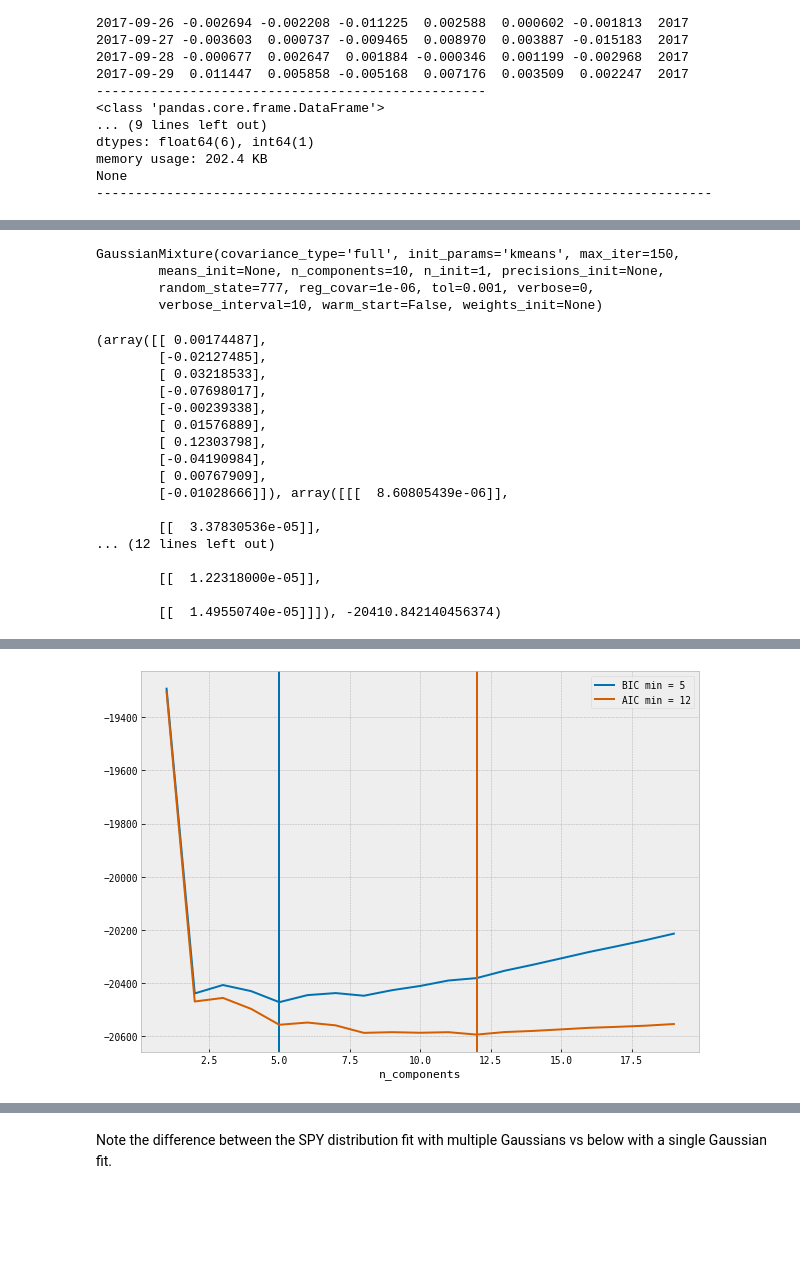
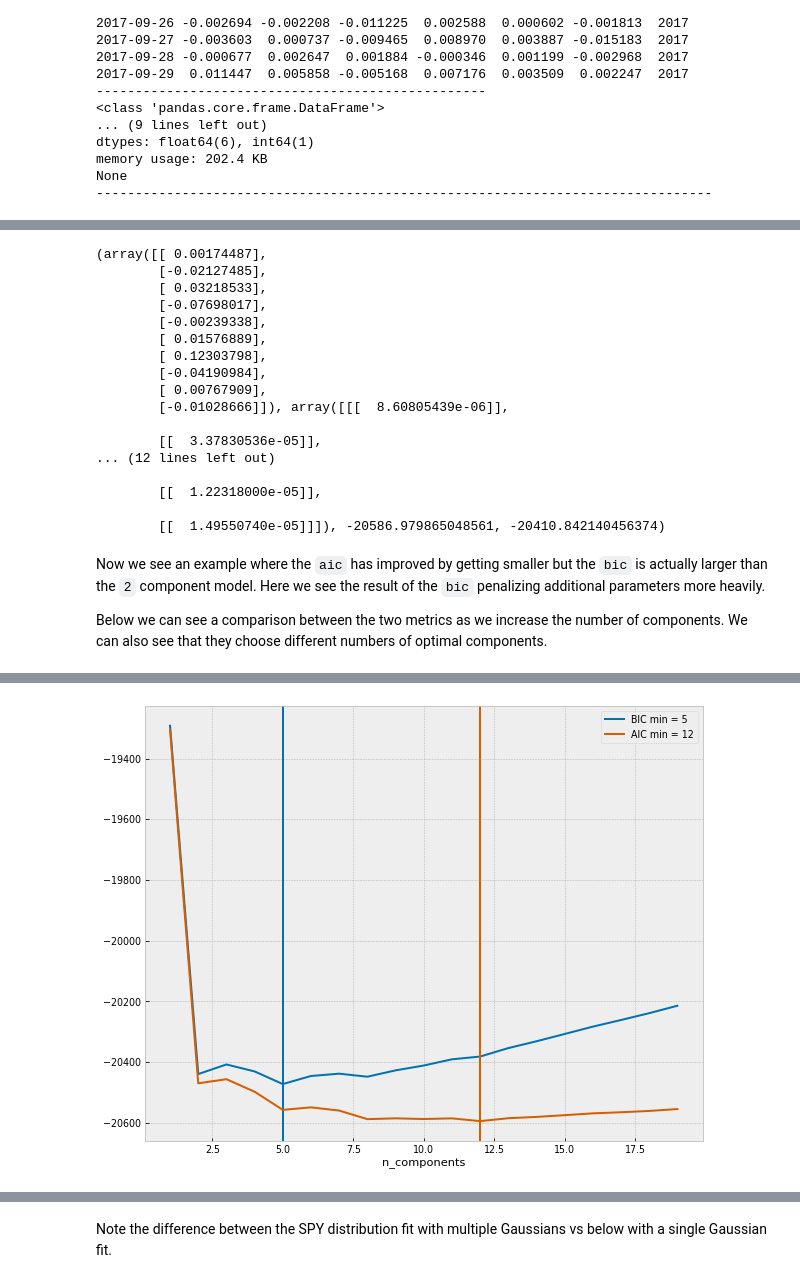
Before and after one commit to BlackArbsCEO/mixture_model_trading_public, a Jupyter notebook: notebooks/02. Gaussian Mixtures.ipynb, the cells around one changed output, grey strips where cells are left out. Drawn from its saved outputs; the diff is of its cells as text; code cells hidden in the pictures; blank space fills up the shorter version.

```diff
--- a/notebooks/02. Gaussian Mixtures.ipynb
+++ b/notebooks/02. Gaussian Mixtures.ipynb
@@ -287,7 +293,7 @@ while True:
     resp /= np.sum(resp, axis=1)[:, np.newaxis]
 
     # compute log-likelihood
-    log_likelihood = np.sum(resp @ log_density.T) # matrix multiplication?
+    log_likelihood = np.sum(resp * log_density) # matrix multiplication?
 
     # ---------------------------------------------------------
     # M-step
@@ -521,14 +473,19 @@ s[:5], X[:5]
 # %%
 def make_gmm(n_components, max_iter, random_state=RANDOM_STATE):
     """fn: create gmm object"""
-    model_kwds = dict(n_components=n_components, max_iter=max_iter,
+    model_kwds = dict(n_components=n_components,
+                      max_iter=max_iter,
                       random_state=RANDOM_STATE)
 
     gmm = mix.GaussianMixture(**model_kwds)
     return gmm
 
-RANDOM_STATE = 777
-k = 1
+#######
 max_iter = 150
+_X = s.reshape(-1, 1)
 
-gmm1 = make_gmm(k, max_iter)
+gmm1 = make_gmm(1, max_iter)
+gmm1.fit(_X)
+
+preds = gmm1.predict(_X)
+gmm1.means_, gmm1.covariances_, np.sqrt(gmm1.covariances_), gmm1.aic(_X), gmm1.bic(_X)
@@ -552,8 +506,8 @@ gmm1.bic(X)
 # %%
 gmm2 = make_gmm(2, max_iter)
-gmm2.fit(X)
-gmm2.predict(X)
-gmm2.means_, gmm2.covariances_, gmm2.bic(X)
+gmm2.fit(_X)
+
+gmm2.means_, gmm2.covariances_, gmm2.aic(_X), gmm2.bic(_X)
 # %% [output]
 (array([[-0.00263246],
         [ 0.00089767]]), array([[[  6.14422437e-04]],
@@ -562,31 +518,30 @@ gmm2.means_, gmm2.covariances_, gmm2.bic(X)
 # %%
 gmm10 = make_gmm(10, max_iter)
-gmm10.fit(X)
+gmm10.fit(_X)
+
+gmm10.means_, gmm10.covariances_, gmm10.aic(_X), gmm10.bic(_X)
 # %% [output]
-GaussianMixture(covariance_type='full', init_params='kmeans', max_iter=150,
-        means_init=None, n_components=10, n_init=1, precisions_init=None,
-        random_state=777, reg_covar=1e-06, tol=0.001, verbose=0,
-        verbose_interval=10, warm_start=False, weights_init=None)
+(array([[ 0.00174487],
+        [-0.02127485],
+        [ 0.03218533],
+        [-0.07698017],
+        [-0.00239338],
+        [ 0.01576889],
+        [ 0.12303798],
+        [-0.04190984],
+        [ 0.00767909],
+        [-0.01028666]]), array([[[  8.60805439e-06]],
+
+        [[  3.37830536e-05]],
+... (12 lines left out)
+
+        [[  1.22318000e-05]],
+
+        [[  1.49550740e-05]]]), -20586.979865048561, -20410.842140456374)
-# %%
-gmm10.means_, gmm10.covariances_, gmm10.bic(X)
-# %% [output]
-(array([[ 0.00174487],
-        [-0.02127485],
-        [ 0.03218533],
-        [-0.07698017],
-        [-0.00239338],
-        [ 0.01576889],
-        [ 0.12303798],
-        [-0.04190984],
-        [ 0.00767909],
-        [-0.01028666]]), array([[[  8.60805439e-06]],
-
-        [[  3.37830536e-05]],
-... (12 lines left out)
-
-        [[  1.22318000e-05]],
-
-        [[  1.49550740e-05]]]), -20410.842140456374)
+# %% [markdown]
+Now we see an example where the `aic` has improved by getting smaller but the `bic` is actually larger than the `2` component model. Here we see the result of the `bic` penalizing additional parameters more heavily.
+
+Below we can see a comparison between the two metrics as we increase the number of components. We can also see that they choose different numbers of optimal components.
 # %%
 def make_ic_series(list_of_tups, name=None):
     """fn: convert list of tuples for
@@ -615,9 +568,9 @@ aics = []
 bics = []
 
 for n in n_components:
-    tmp_gmm = make_gmm(n, max_iter).fit(X)
-    aics.append((n, tmp_gmm.aic(X)))
-    bics.append((n, tmp_gmm.bic(X)))
+    tmp_gmm = make_gmm(n, max_iter).fit(_X)
+    aics.append((n, tmp_gmm.aic(_X)))
+    bics.append((n, tmp_gmm.bic(_X)))
 
 bics = make_ic_series(bics, 'bic')
 aics = make_ic_series(aics, 'aic')
@@ -636 +589 @@ Wall time: 822 ms
-[figure, old version]
+[figure, new version]
```
Also changed, not shown: parts of 39 cells of this notebook, 1 other file.
